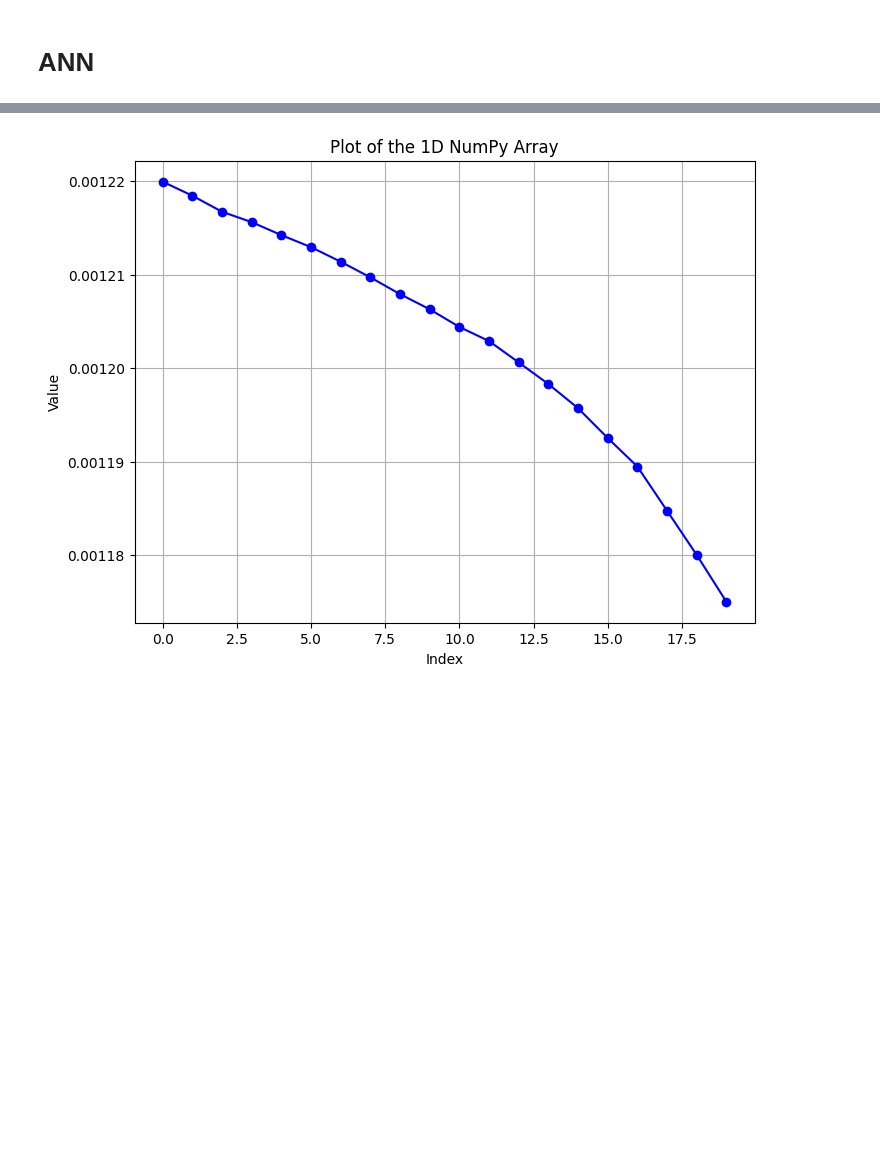
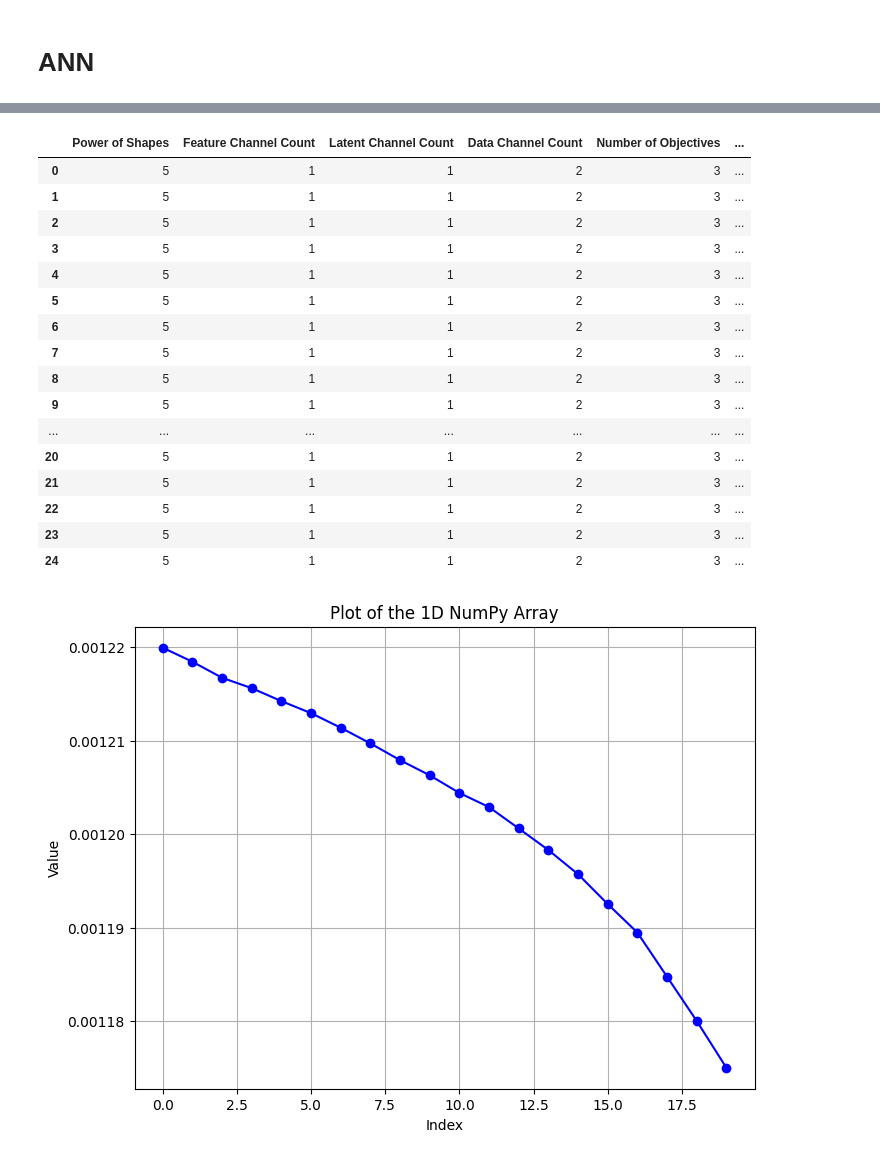
Before and after one commit to PeHaash/CRSA-0.3, a Jupyter notebook: notebooks/phase1.ipynb, the cells around one changed output, grey strips where cells are left out. Cells and saved outputs as stored; diff of their text form; code cells hidden in the pictures; blank space fills up the shorter version.

Commit message:
some works, with outputs

```diff
--- a/notebooks/phase1.ipynb
+++ b/notebooks/phase1.ipynb
@@ -858,3 +876,5 @@ def merge_dicts(list_of_dicts):
           else:
               result[key] = [value]
   return result
+# %%
+dict2 = merge_dicts(outputs)
@@ -861,3 +883,24 @@ def merge_dicts(list_of_dicts):
+# %%
+df = pd.DataFrame(dict2)
+df
+# %% [output]
+|  | Power of Shapes | Feature Channel Count | Latent Channel Count | Data Channel Count | Number of Objectives | ... |
+| 0 | 5 | 1 | 1 | 2 | 3 | ... |
+| 1 | 5 | 1 | 1 | 2 | 3 | ... |
+| 2 | 5 | 1 | 1 | 2 | 3 | ... |
+| 3 | 5 | 1 | 1 | 2 | 3 | ... |
+| 4 | 5 | 1 | 1 | 2 | 3 | ... |
+| 5 | 5 | 1 | 1 | 2 | 3 | ... |
+| 6 | 5 | 1 | 1 | 2 | 3 | ... |
+| 7 | 5 | 1 | 1 | 2 | 3 | ... |
+| 8 | 5 | 1 | 1 | 2 | 3 | ... |
+| 9 | 5 | 1 | 1 | 2 | 3 | ... |
+| ... | ... | ... | ... | ... | ... | ... |
+| 20 | 5 | 1 | 1 | 2 | 3 | ... |
+| 21 | 5 | 1 | 1 | 2 | 3 | ... |
+| 22 | 5 | 1 | 1 | 2 | 3 | ... |
+| 23 | 5 | 1 | 1 | 2 | 3 | ... |
+| 24 | 5 | 1 | 1 | 2 | 3 | ... |
 # %%
 #@title epoch_loop (old)
 
```
Also changed, not shown: parts of 4 cells of this notebook.
